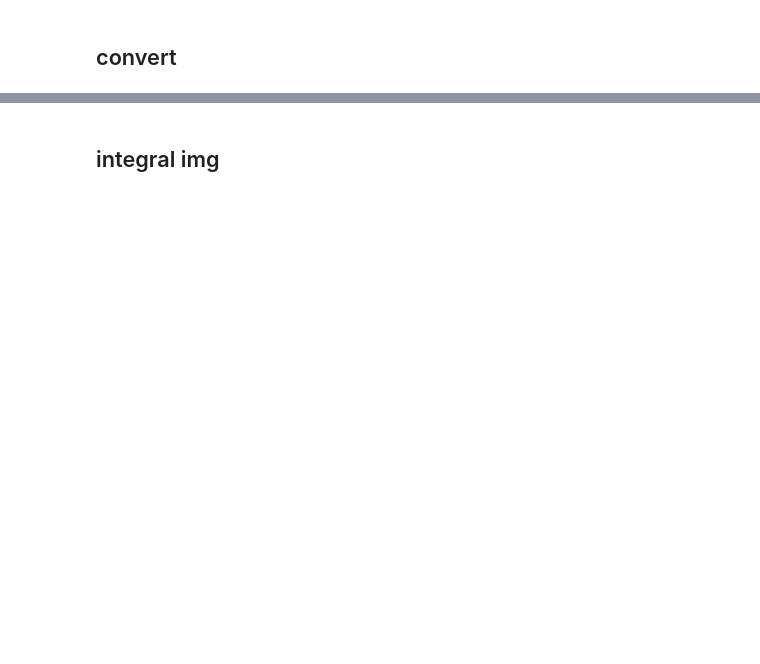
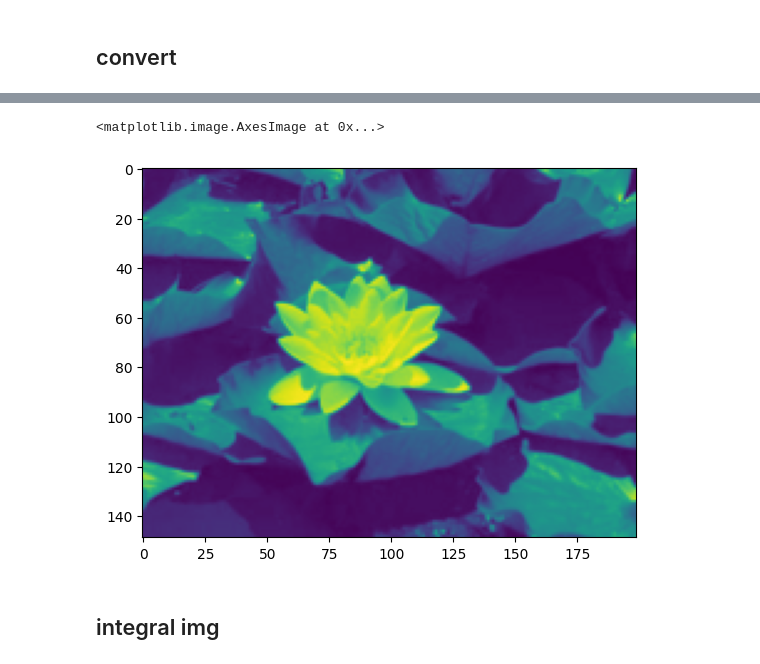
Before and after one commit to marekd6/CV1_labs, a Jupyter notebook: Assignment 01-20251025/cv2_md.ipynb, the cells around one changed output, grey strips where cells are left out. Cells and saved outputs as stored; diff of their text form; code cells hidden in the pictures; blank space fills up the shorter version.

```diff
--- a/Assignment 01-20251025/cv2_md.ipynb
+++ b/Assignment 01-20251025/cv2_md.ipynb
@@ -25,5 +36,10 @@ img = ski.color.rgba2rgb(img)
 # %%
 img = ski.color.rgb2gray(img)
+# %%
+plt.imshow(img)
+# %% [output]
+<matplotlib.image.AxesImage at 0x...>
+[figure, added]
 # %% [markdown]
 ## integral img
 # %%
```
Also changed, not shown: parts of 15 cells of this notebook, 5 other files.
